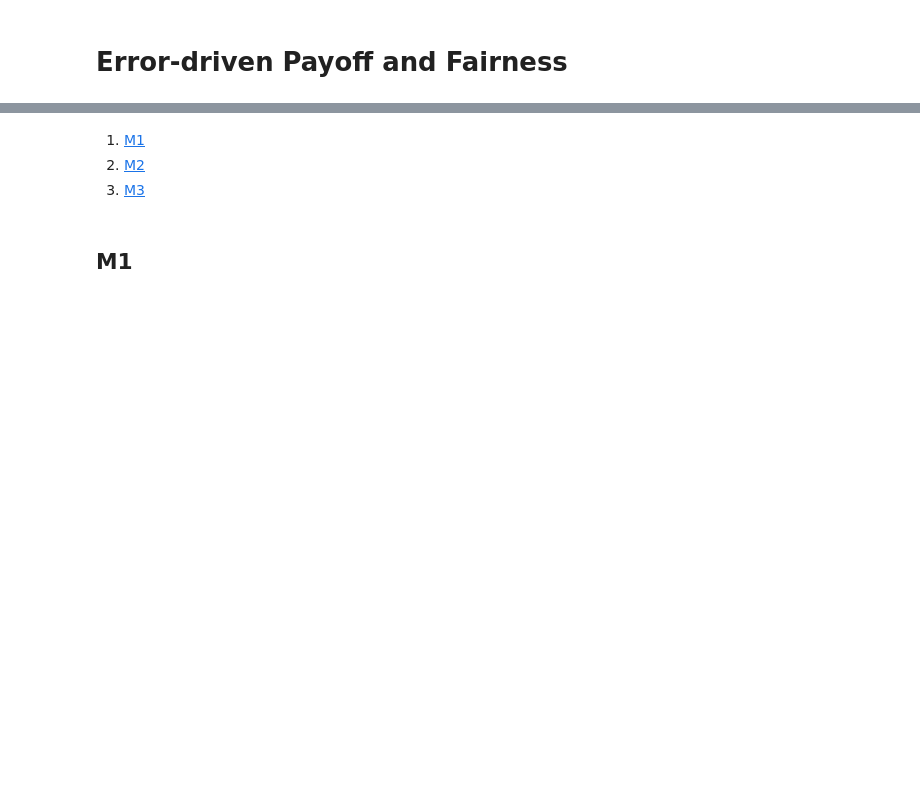
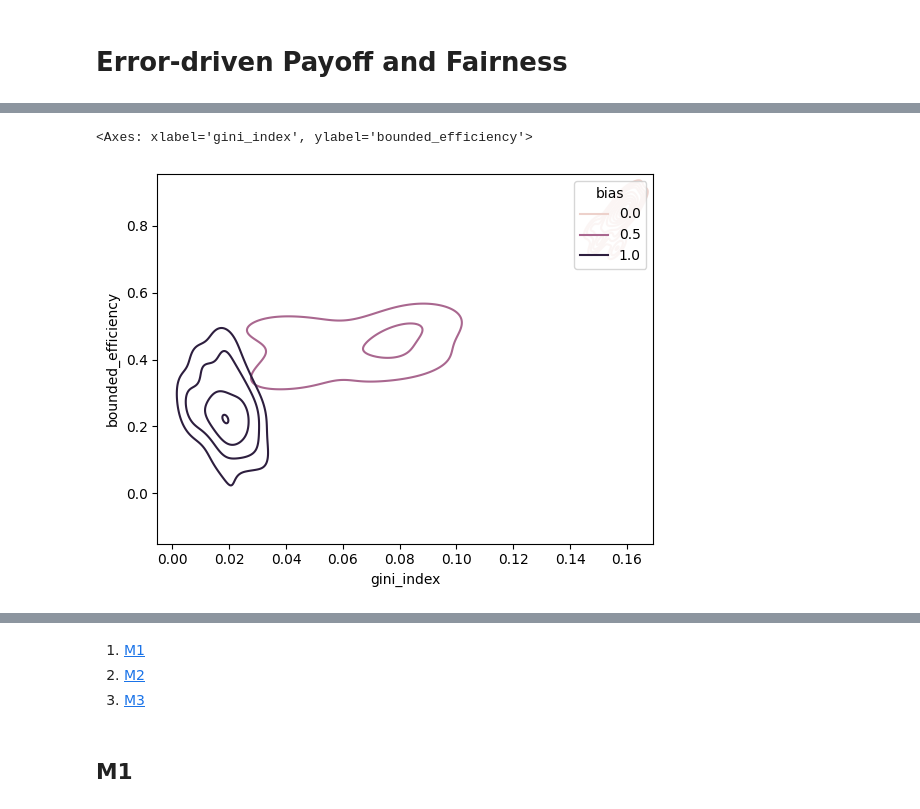
Before and after one commit to EAndrade-Lotero/Cognitive_Models_El_Farol_Bar_Problem, a Jupyter notebook: Notebooks/test_Payoff_and_Fairness.ipynb, the cells around one changed output, grey strips where cells are left out. Cells and saved outputs as stored; diff of their text form; code cells hidden in the pictures; blank space fills up the shorter version.

```diff
--- a/Notebooks/test_Payoff_and_Fairness.ipynb
+++ b/Notebooks/test_Payoff_and_Fairness.ipynb
@@ -8,0 +73,9 @@ warnings.filterwarnings("ignore")
+# %%
+sns.kdeplot(
+    x='gini_index', y='bounded_efficiency',
+    hue='bias',
+    data=df_measures,
+)
+# %% [output]
+<Axes: xlabel='gini_index', ylabel='bounded_efficiency'>
+[figure, added]
```
Also changed, not shown: parts of 13 cells of this notebook, 3 other files.
